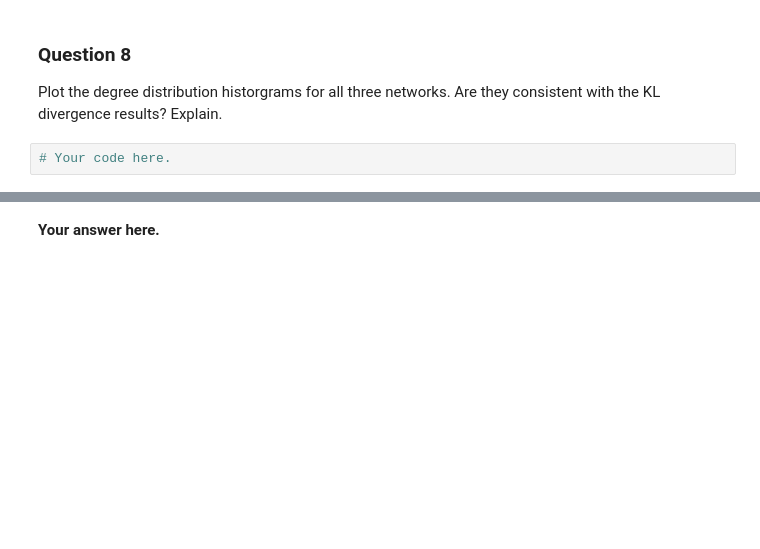
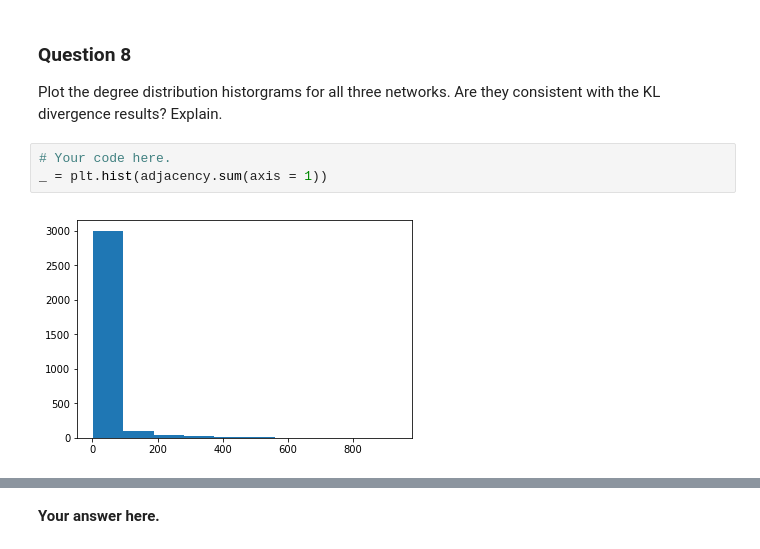
Before and after one commit to rusucosmin/ntp, a Jupyter notebook: 2_network_models.ipynb, the cells around one changed output, grey strips where cells are left out. Drawn from its saved outputs; the diff is of its cells as text; blank space fills up the shorter version.

```diff
--- a/2_network_models.ipynb
+++ b/2_network_models.ipynb
@@ -237,3 +277,6 @@ Compare the degree distribution of your network to each of the two synthetic one
 Plot the degree distribution historgrams for all three networks. Are they consistent with the KL divergence results? Explain.
 # %%
 # Your code here.
+_ = plt.hist(adjacency.sum(axis = 1))
+# %% [output]
+[figure, added]
```
Also changed, not shown: parts of 23 cells of this notebook.
